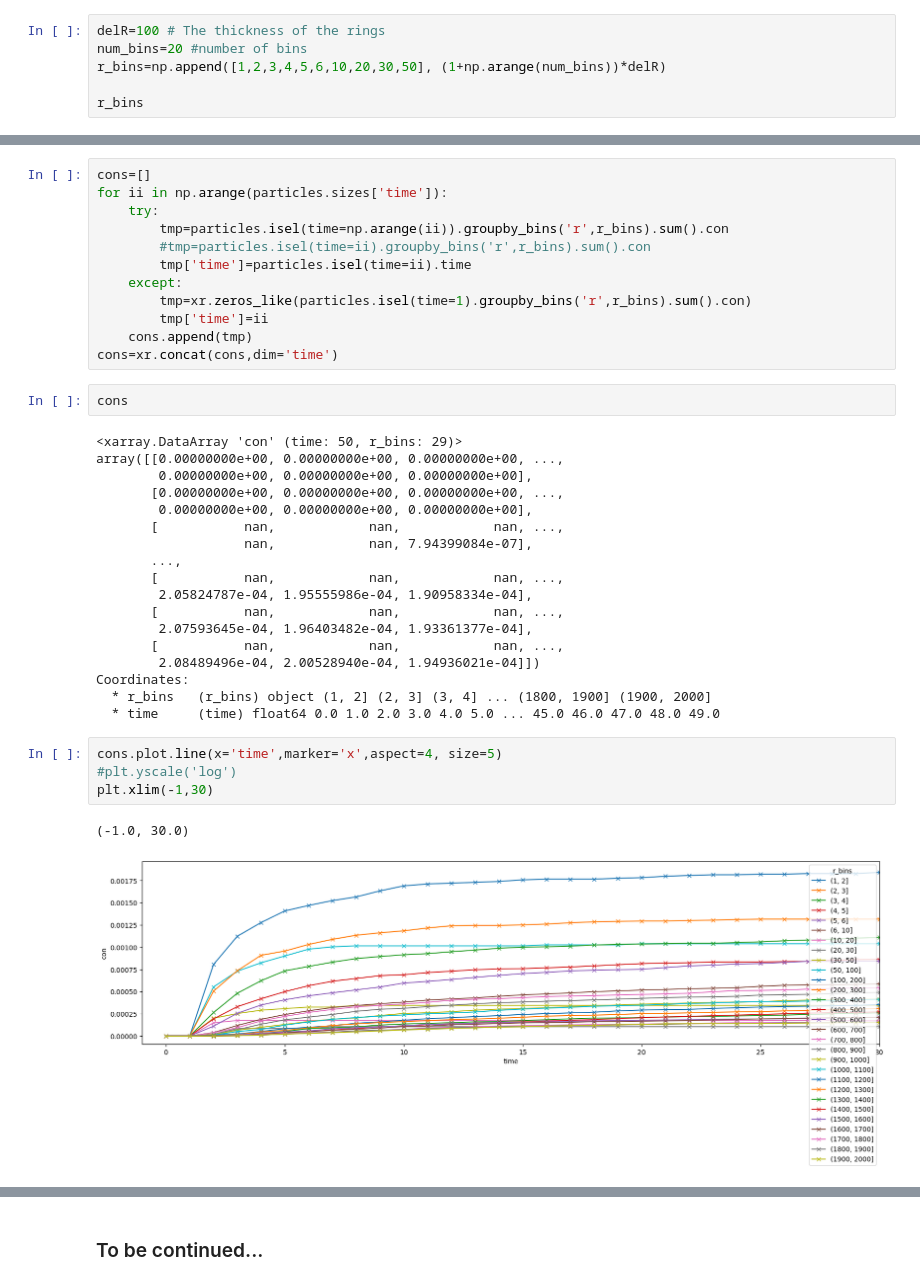
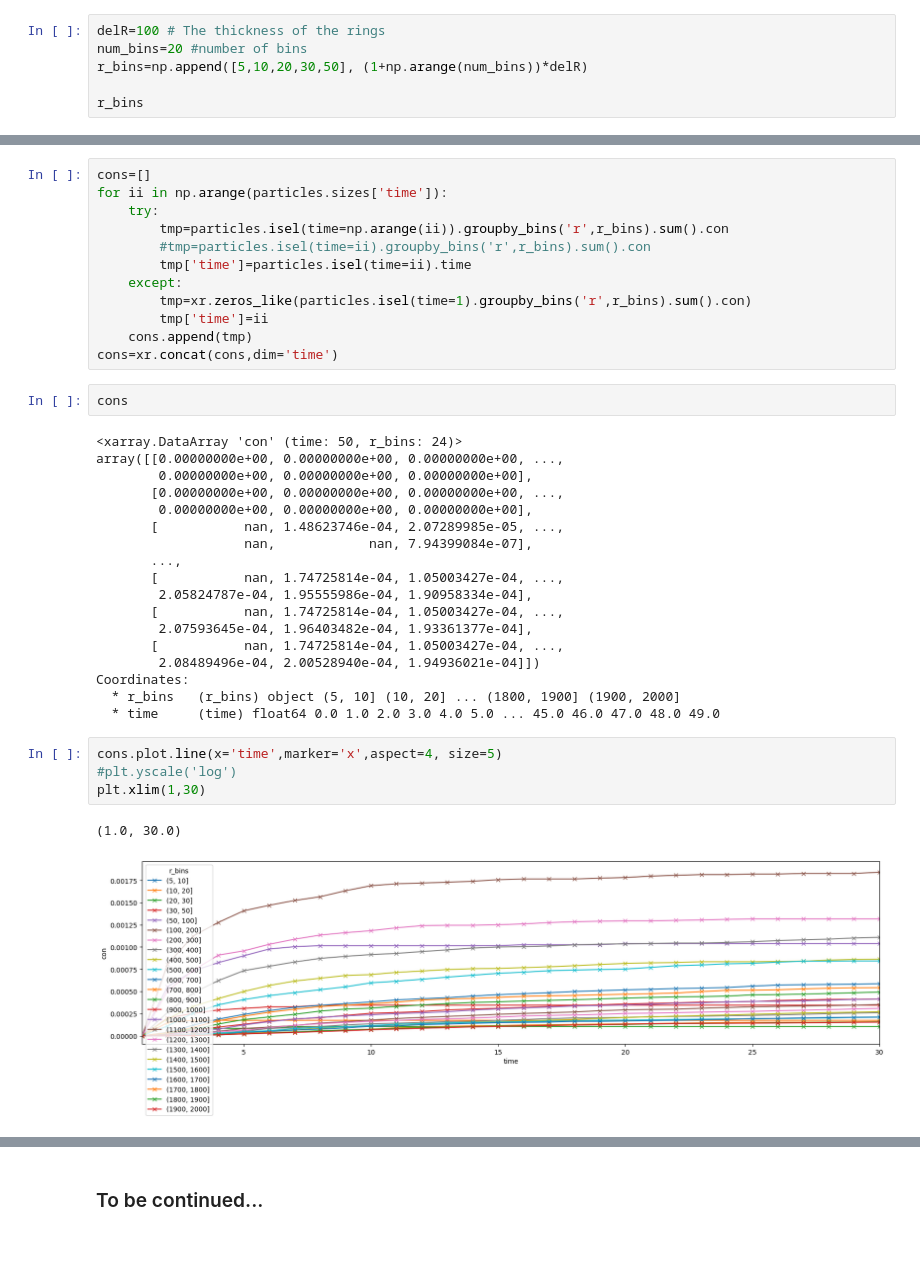
Before and after one commit to galendal/ACTOM_sites, a Jupyter notebook: particle_swarm.ipynb, the cells around one changed output, grey strips where cells are left out. Cells and saved outputs as stored; diff of their text form; blank space fills up the shorter version.

```diff
--- a/particle_swarm.ipynb
+++ b/particle_swarm.ipynb
@@ -235,7 +235,7 @@ $$ A =\pi \delta (2r_0+\delta)$$
 # %%
 delR=100 # The thickness of the rings
 num_bins=20 #number of bins
-r_bins=np.append([1,2,3,4,5,6,10,20,30,50], (1+np.arange(num_bins))*delR)
+r_bins=np.append([5,10,20,30,50], (1+np.arange(num_bins))*delR)
 
 r_bins
 # %% [output]
@@ -298,27 +319,27 @@ cons=xr.concat(cons,dim='time')
 # %%
 cons
 # %% [output]
-<xarray.DataArray 'con' (time: 50, r_bins: 29)>
+<xarray.DataArray 'con' (time: 50, r_bins: 24)>
 array([[0.00000000e+00, 0.00000000e+00, 0.00000000e+00, ...,
         0.00000000e+00, 0.00000000e+00, 0.00000000e+00],
        [0.00000000e+00, 0.00000000e+00, 0.00000000e+00, ...,
         0.00000000e+00, 0.00000000e+00, 0.00000000e+00],
-       [           nan,            nan,            nan, ...,
+       [           nan, 1.48623746e-04, 2.07289985e-05, ...,
                    nan,            nan, 7.94399084e-07],
        ...,
-       [           nan,            nan,            nan, ...,
+       [           nan, 1.74725814e-04, 1.05003427e-04, ...,
         2.05824787e-04, 1.95555986e-04, 1.90958334e-04],
-       [           nan,            nan,            nan, ...,
+       [           nan, 1.74725814e-04, 1.05003427e-04, ...,
         2.07593645e-04, 1.96403482e-04, 1.93361377e-04],
-       [           nan,            nan,            nan, ...,
+       [           nan, 1.74725814e-04, 1.05003427e-04, ...,
         2.08489496e-04, 2.00528940e-04, 1.94936021e-04]])
 Coordinates:
-  * r_bins   (r_bins) object (1, 2] (2, 3] (3, 4] ... (1800, 1900] (1900, 2000]
+  * r_bins   (r_bins) object (5, 10] (10, 20] ... (1800, 1900] (1900, 2000]
   * time     (time) float64 0.0 1.0 2.0 3.0 4.0 5.0 ... 45.0 46.0 47.0 48.0 49.0
 # %%
 cons.plot.line(x='time',marker='x',aspect=4, size=5)
 #plt.yscale('log')
-plt.xlim(-1,30)
+plt.xlim(1,30)
 # %% [output]
-(-1.0, 30.0)
+(1.0, 30.0)
-[figure, old version]
+[figure, new version]
```
Also changed, not shown: parts of 14 cells of this notebook.
